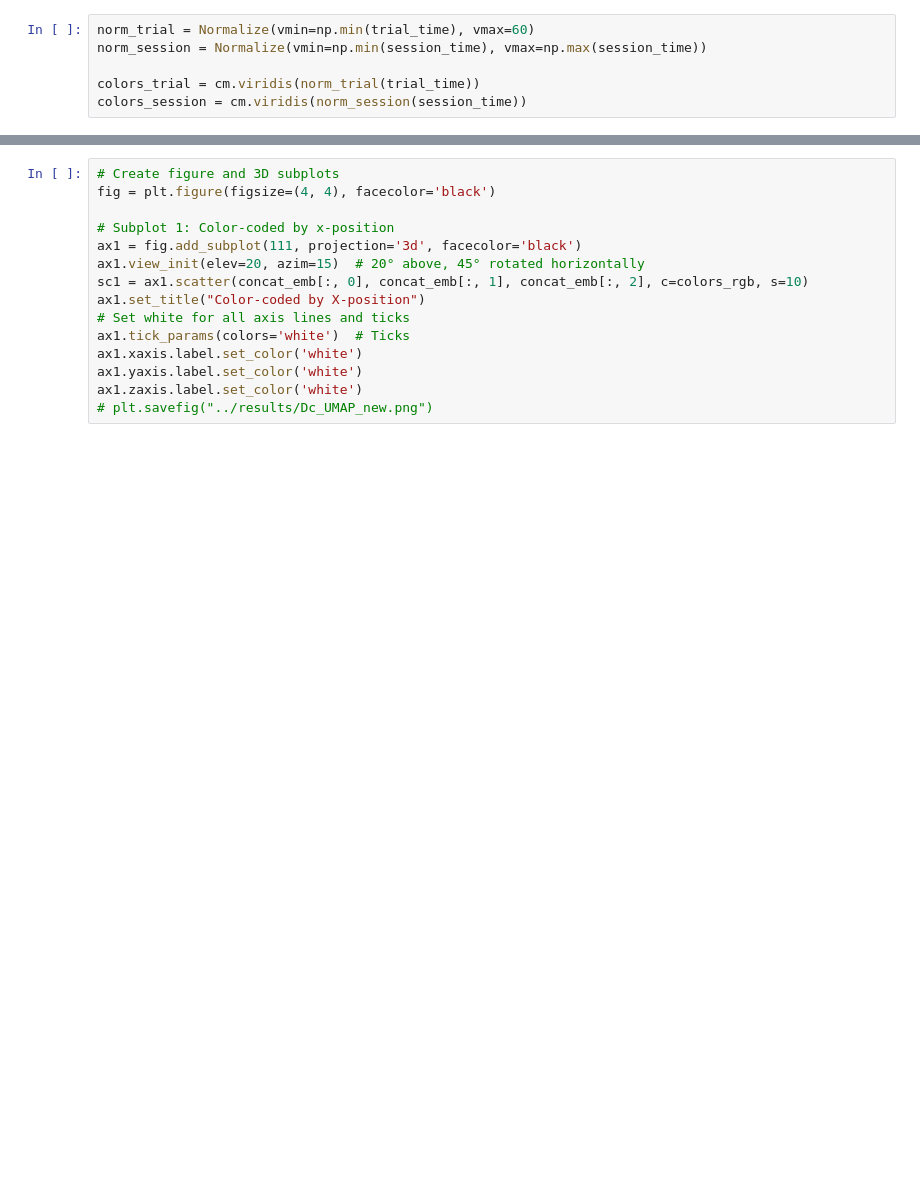
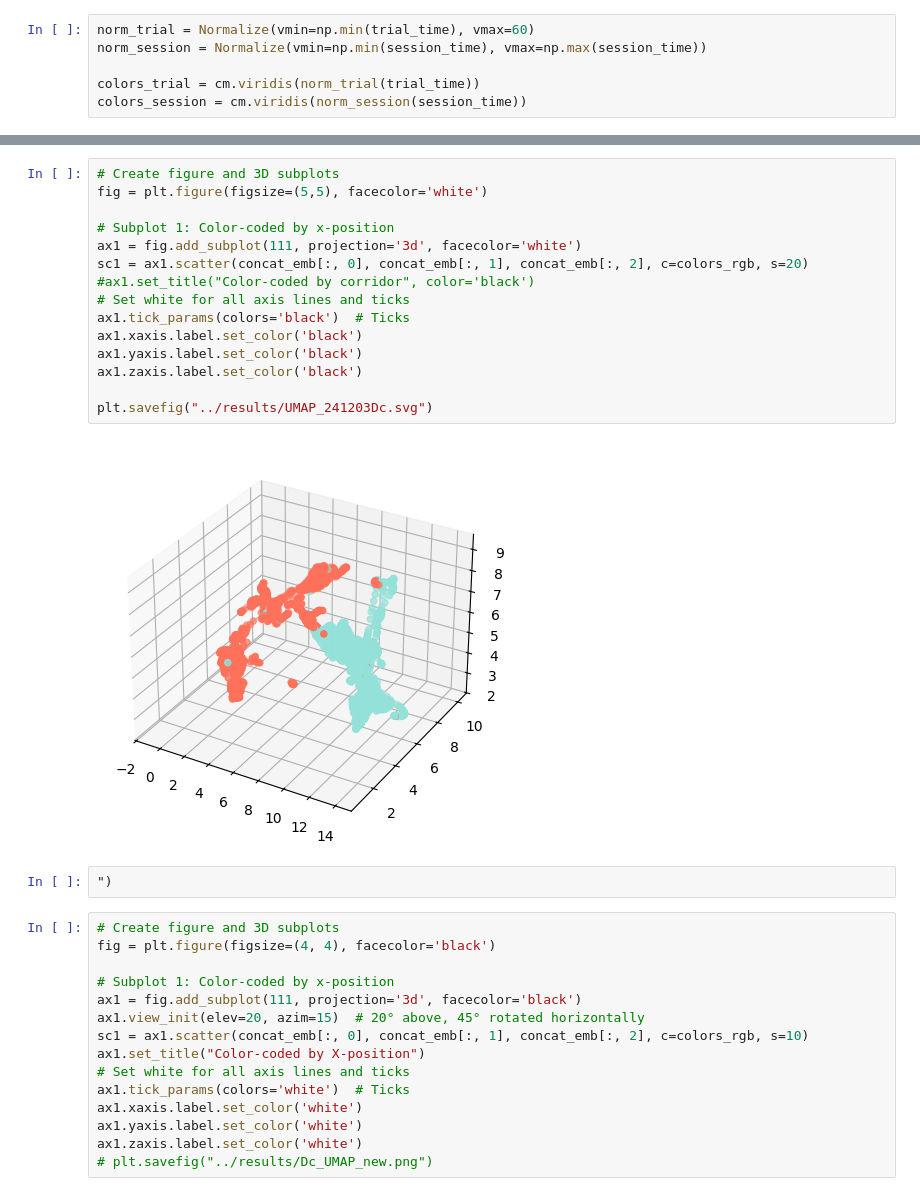
Before and after one commit to Anneser/SpatialInformation, a Jupyter notebook: scripts/04_DimensionalityAnalysis.ipynb, the cells around one changed output, grey strips where cells are left out. Cells and saved outputs as stored; diff of their text form; blank space fills up the shorter version.

```diff
--- a/scripts/04_DimensionalityAnalysis.ipynb
+++ b/scripts/04_DimensionalityAnalysis.ipynb
@@ -270,3 +328,22 @@ plt.show()
+# %%
+# Create figure and 3D subplots
+fig = plt.figure(figsize=(5,5), facecolor='white')
+
+# Subplot 1: Color-coded by x-position
+ax1 = fig.add_subplot(111, projection='3d', facecolor='white')
+sc1 = ax1.scatter(concat_emb[:, 0], concat_emb[:, 1], concat_emb[:, 2], c=colors_rgb, s=20)
+#ax1.set_title("Color-coded by corridor", color='black')
+# Set white for all axis lines and ticks
+ax1.tick_params(colors='black')  # Ticks
+ax1.xaxis.label.set_color('black')
+ax1.yaxis.label.set_color('black')
+ax1.zaxis.label.set_color('black')
+
+plt.savefig("../results/UMAP_241203Dc.svg")
+# %% [output]
+[figure, added]
+# %%
+")
 # %%
 # Create figure and 3D subplots
 fig = plt.figure(figsize=(4, 4), facecolor='black')
```
Also changed, not shown: parts of 6 cells of this notebook, 8 other files.
